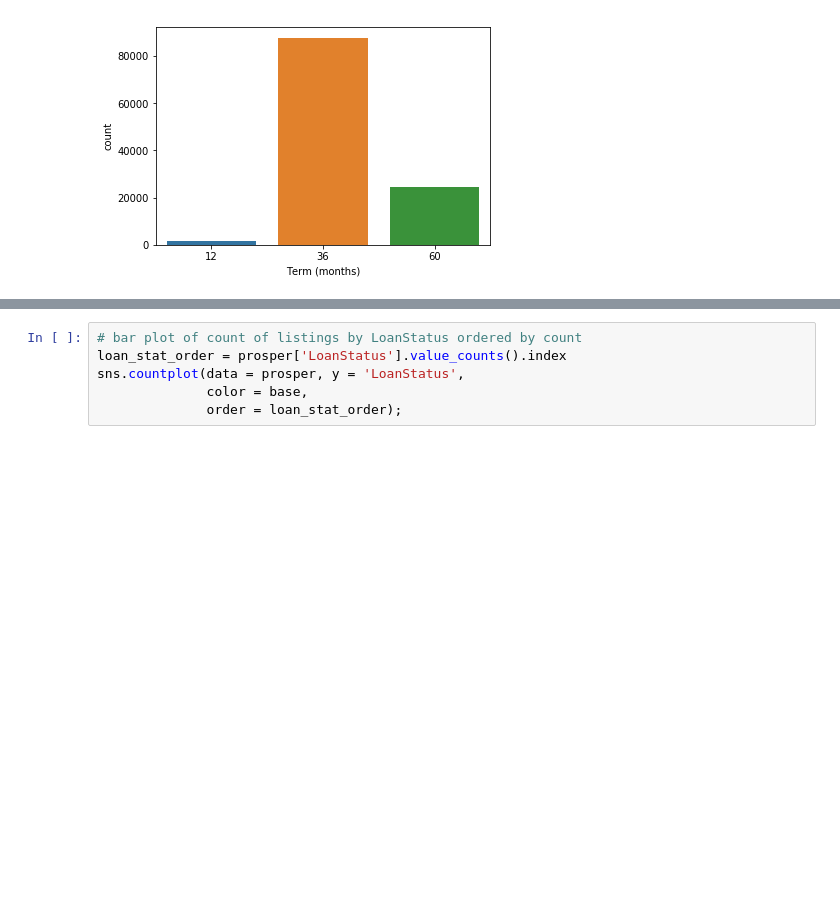
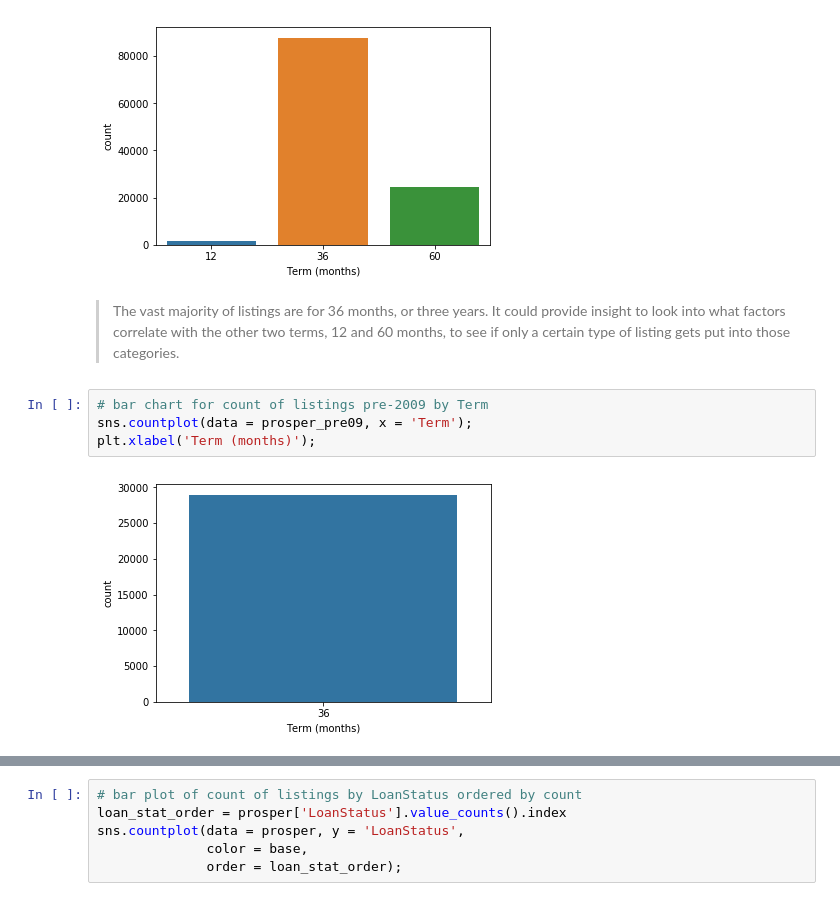
Before and after one commit to deepaksithu/Communicate_Data_Findings_Project, a Jupyter notebook: prosper_loan_data_analysis.ipynb, the cells around one changed output, grey strips where cells are left out. Drawn from its saved outputs; the diff is of its cells as text; blank space fills up the shorter version.

```diff
--- a/prosper_loan_data_analysis.ipynb
+++ b/prosper_loan_data_analysis.ipynb
@@ -353,3 +302,11 @@ sns.countplot(data = prosper, x = 'Term');
 plt.xlabel('Term (months)');
 # %% [output]
 [figure]
+# %% [markdown]
+> The vast majority of listings are for 36 months, or three years. It could provide insight to look into what factors correlate with the other two terms, 12 and 60 months, to see if only a certain type of listing gets put into those categories.
+# %%
+# bar chart for count of listings pre-2009 by Term
+sns.countplot(data = prosper_pre09, x = 'Term');
+plt.xlabel('Term (months)');
+# %% [output]
+[figure, added]
```
Also changed, not shown: parts of 61 cells of this notebook.
